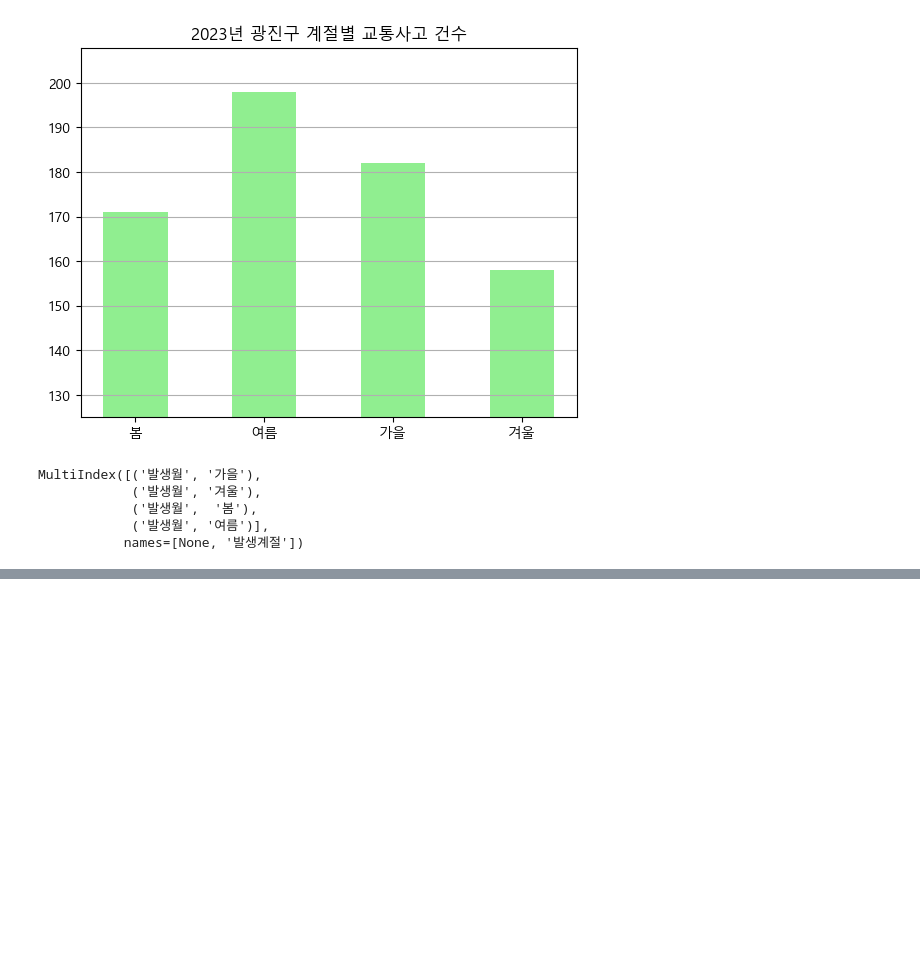
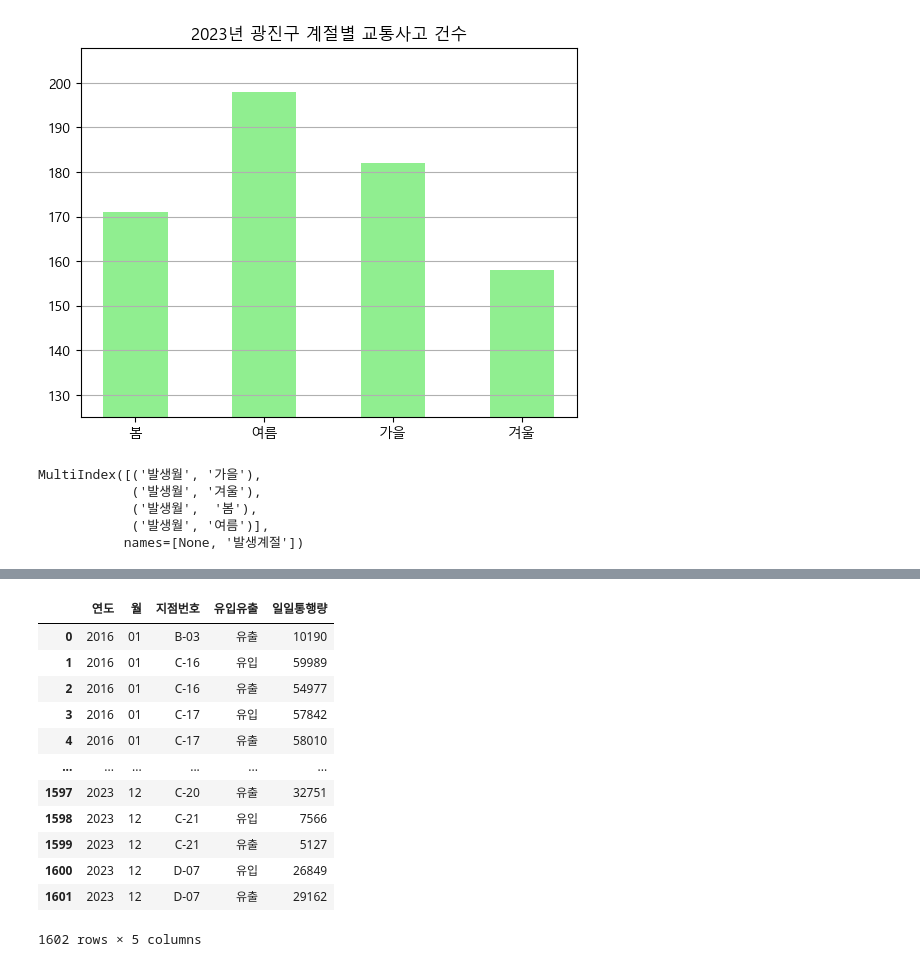
Before and after one commit to Git-Jeong/Data_hackathon_2025, a Jupyter notebook: Data_Analysis/광진구 계절별 사고건수 분석/광진구 계절별 사고건수 분석.ipynb, the cells around one changed output, grey strips where cells are left out. Saved outputs shown, nothing was run; the diff lists cells and outputs as text; code cells hidden in the pictures; blank space fills up the shorter version.

```diff
--- a/Data_Analysis/광진구 계절별 사고건수 분석/광진구 계절별 사고건수 분석.ipynb
+++ b/Data_Analysis/광진구 계절별 사고건수 분석/광진구 계절별 사고건수 분석.ipynb
@@ -148 +192,19 @@ MultiIndex([('발생월', '가을'),
+# %%
+df16_23_daymean = df16_23[['연도', '월', '지점번호', '유입유출', '일일통행량']].groupby(['연도', '월', '지점번호', '유입유출'], as_index = False).agg('mean')
+df16_23_daymean['일일통행량'] = df16_23_daymean['일일통행량'].astype('int')
+df16_23_daymean
+# %% [output]
+|  | 연도 | 월 | 지점번호 | 유입유출 | 일일통행량 |
+| 0 | 2016 | 01 | B-03 | 유출 | 10190 |
+| 1 | 2016 | 01 | C-16 | 유입 | 59989 |
+| 2 | 2016 | 01 | C-16 | 유출 | 54977 |
+| 3 | 2016 | 01 | C-17 | 유입 | 57842 |
+| 4 | 2016 | 01 | C-17 | 유출 | 58010 |
+| ... | ... | ... | ... | ... | ... |
+| 1597 | 2023 | 12 | C-20 | 유출 | 32751 |
+| 1598 | 2023 | 12 | C-21 | 유입 | 7566 |
+| 1599 | 2023 | 12 | C-21 | 유출 | 5127 |
+| 1600 | 2023 | 12 | D-07 | 유입 | 26849 |
+| 1601 | 2023 | 12 | D-07 | 유출 | 29162 |
+1602 rows × 5 columns
 # %%
```
Also changed, not shown: parts of 5 cells of this notebook.
